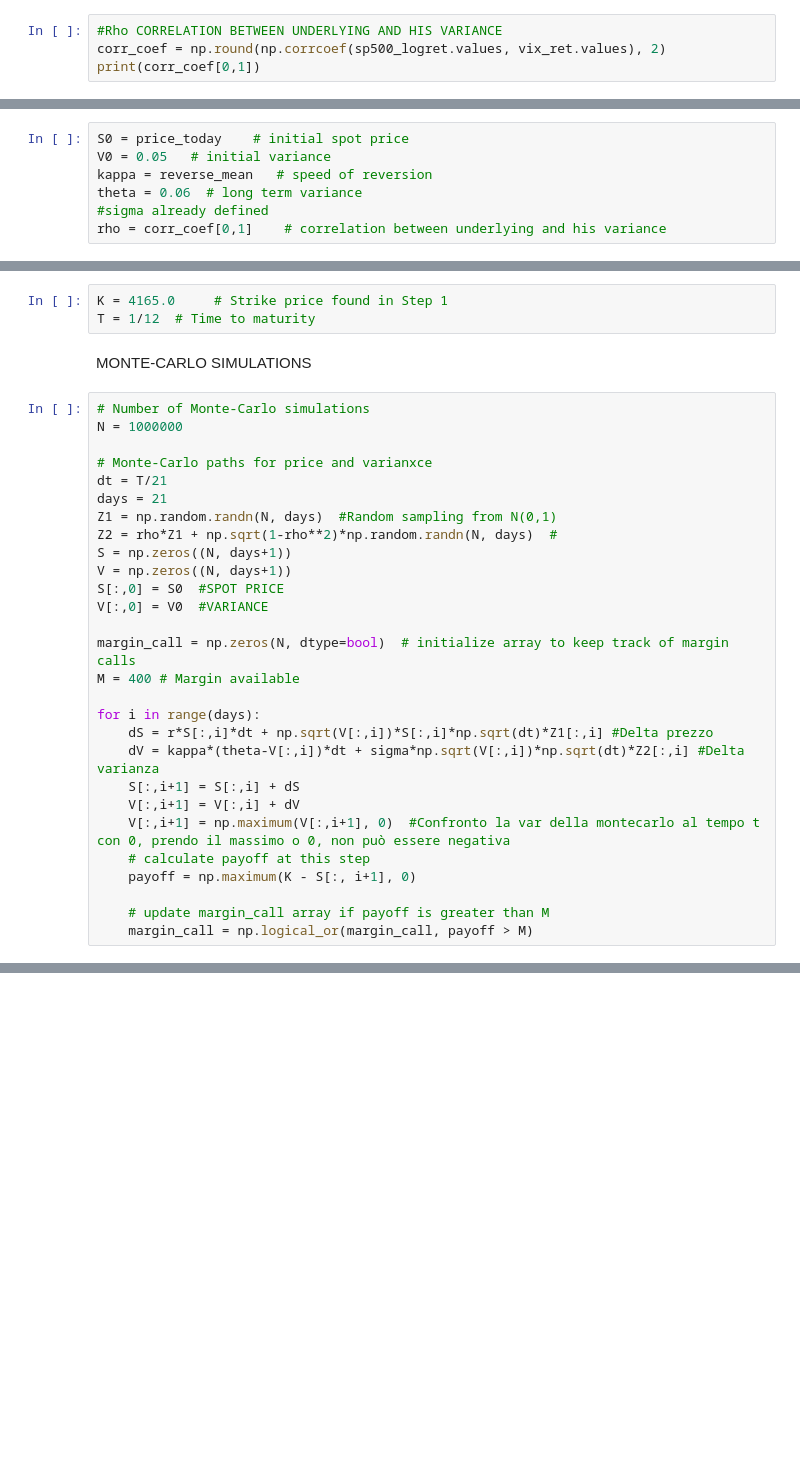
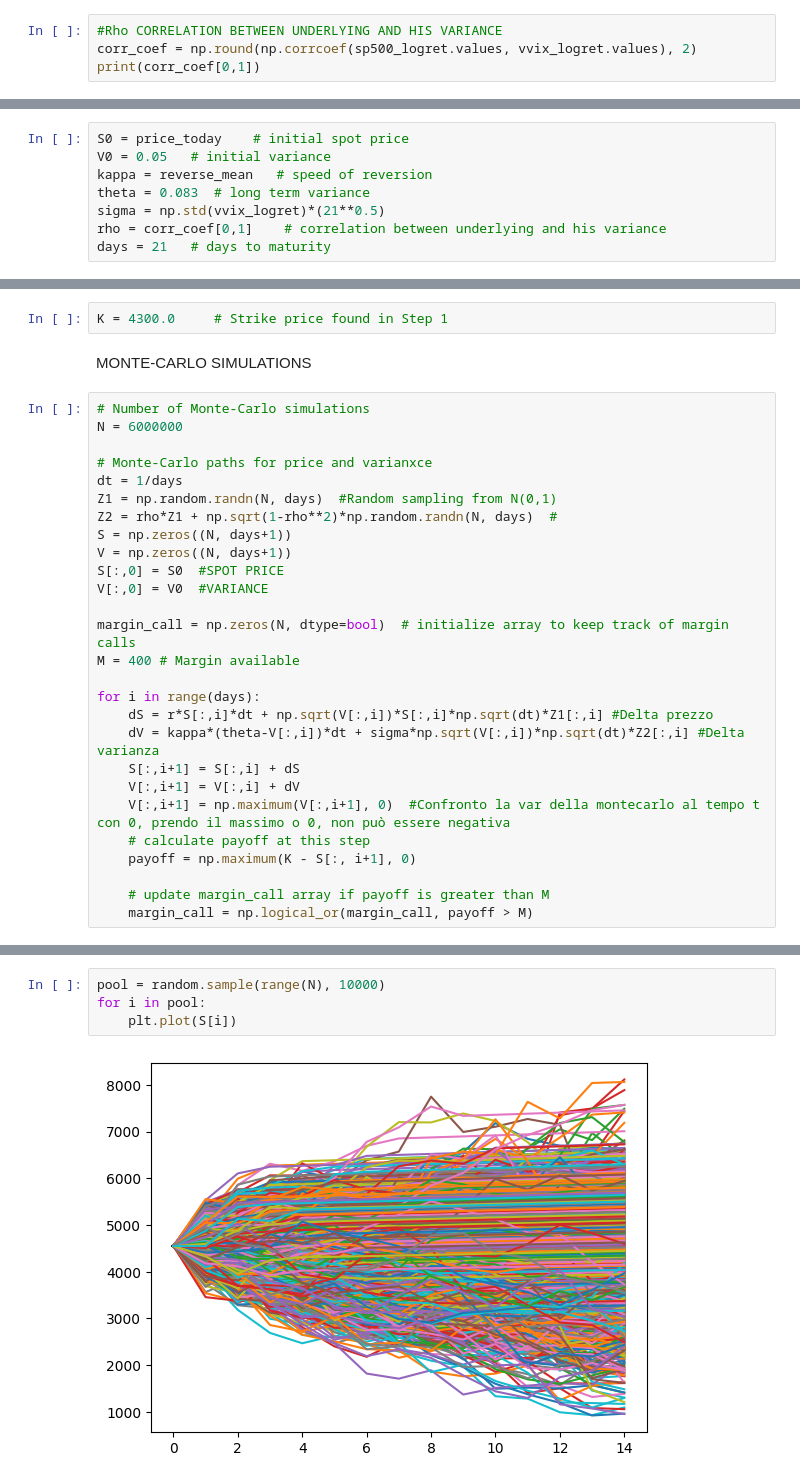
Before and after one commit to EmanueleCeglia/HestonModel-PutStrategy, a Jupyter notebook: NakedPutHeston - Step 2.ipynb, the cells around one changed output, grey strips where cells are left out. Drawn from its saved outputs; the diff is of its cells as text; blank space fills up the shorter version.

```diff
--- a/NakedPutHeston - Step 2.ipynb
+++ b/NakedPutHeston - Step 2.ipynb
@@ -53,5 +58,5 @@ Volatility of variance: 0.08
 # %%
 #Rho CORRELATION BETWEEN UNDERLYING AND HIS VARIANCE
-corr_coef = np.round(np.corrcoef(sp500_logret.values, vix_ret.values), 2)
+corr_coef = np.round(np.corrcoef(sp500_logret.values, vvix_logret.values), 2)
 print(corr_coef[0,1])
 # %% [output]
@@ -62,8 +67,9 @@ HESTON MODEL PARAMETER DEFINITION
 S0 = price_today    # initial spot price
 V0 = 0.05   # initial variance
 kappa = reverse_mean   # speed of reversion
-theta = 0.06  # long term variance
-#sigma already defined
+theta = 0.083  # long term variance
+sigma = np.std(vvix_logret)*(21**0.5)
 rho = corr_coef[0,1]    # correlation between underlying and his variance
+days = 21   # days to maturity
 # %% [markdown]
 PUT OPTION PARAMETER DEFINITION
@@ -70,15 +80,13 @@ PUT OPTION PARAMETER DEFINITION
 # %%
-K = 4165.0     # Strike price found in Step 1
-T = 1/12  # Time to maturity
+K = 4300.0     # Strike price found in Step 1
 # %% [markdown]
 MONTE-CARLO SIMULATIONS
 # %%
 # Number of Monte-Carlo simulations
-N = 1000000
+N = 6000000
 
 # Monte-Carlo paths for price and varianxce
-dt = T/21
-days = 21
+dt = 1/days
 Z1 = np.random.randn(N, days)  #Random sampling from N(0,1)
 Z2 = rho*Z1 + np.sqrt(1-rho**2)*np.random.randn(N, days)  #
 S = np.zeros((N, days+1))
@@ -121,0 +127,6 @@ Margin call probability: 0.004073
+# %%
+pool = random.sample(range(N), 10000)
+for i in pool:
+    plt.plot(S[i])
+# %% [output]
+[figure, added]
```
Also changed, not shown: parts of 9 cells of this notebook, 1 other file.
